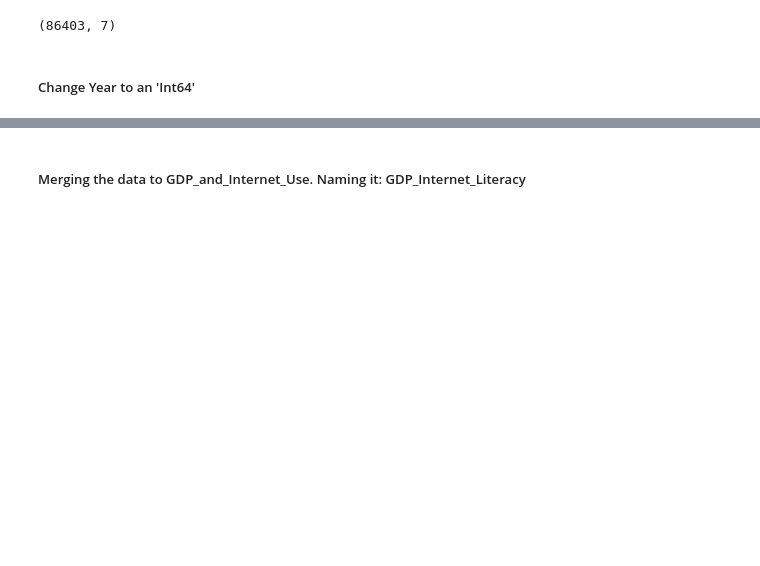
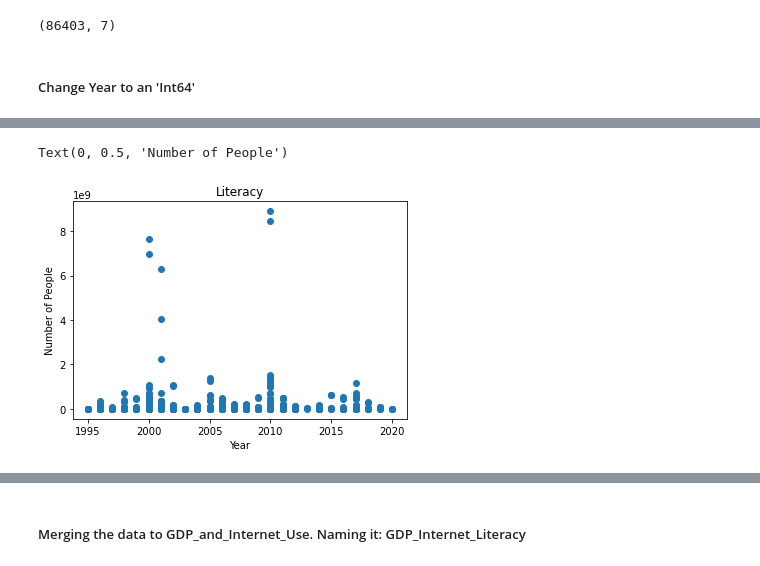
Before and after one commit to NSS-Data-Analytics-Cohort-7/gdp-and-internet-usage-HannahSolima, a Jupyter notebook: Notebook/UN Database Project.ipynb, the cells around one changed output, grey strips where cells are left out. Saved outputs shown, nothing was run; the diff lists cells and outputs as text; code cells hidden in the pictures; blank space fills up the shorter version.

```diff
--- a/Notebook/UN Database Project.ipynb
+++ b/Notebook/UN Database Project.ipynb
@@ -754,0 +787,7 @@ print(literacy_shape)
+# %%
+lit_df = literacy_df.groupby(['Country or Area', 'Year', 'Literacy'], as_index = False)['Value'].sum()
+lit_df.rename(columns = {'Value':'Number of People'}, inplace = True)
+# %%
+lit_df['Number of People'] = lit_df['Number of People'].astype(np.int64)
+
+lit_df.info()
@@ -754,0 +878,8 @@ print(literacy_shape)
+# %%
+plt.scatter(lit_df['Year'],lit_df['Number of People'])
+plt.title('Literacy')
+plt.xlabel('Year')
+plt.ylabel('Number of People')
+# %% [output]
+Text(0, 0.5, 'Number of People')
+[figure, added]
```
Also changed, not shown: parts of 18 cells of this notebook.
